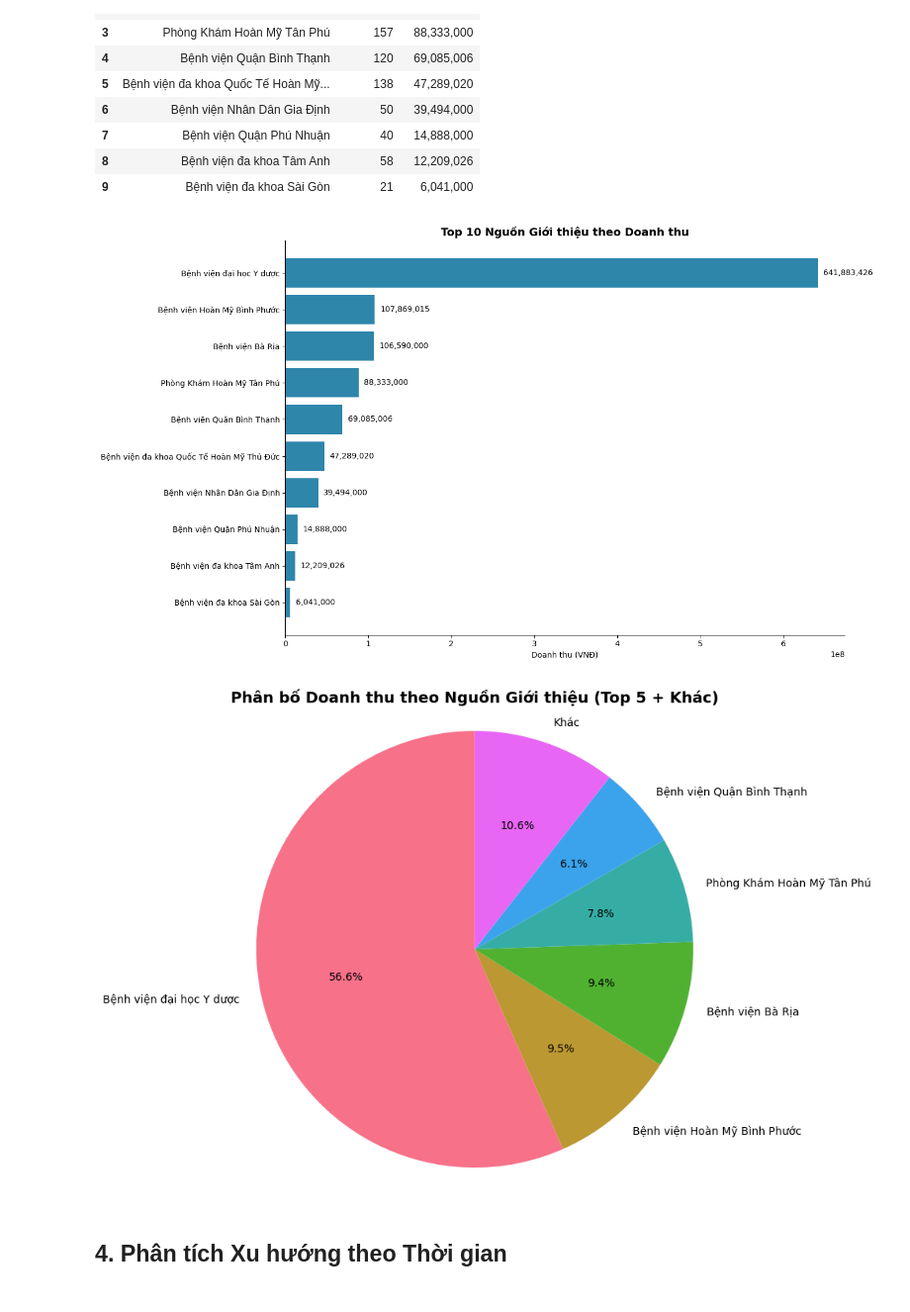
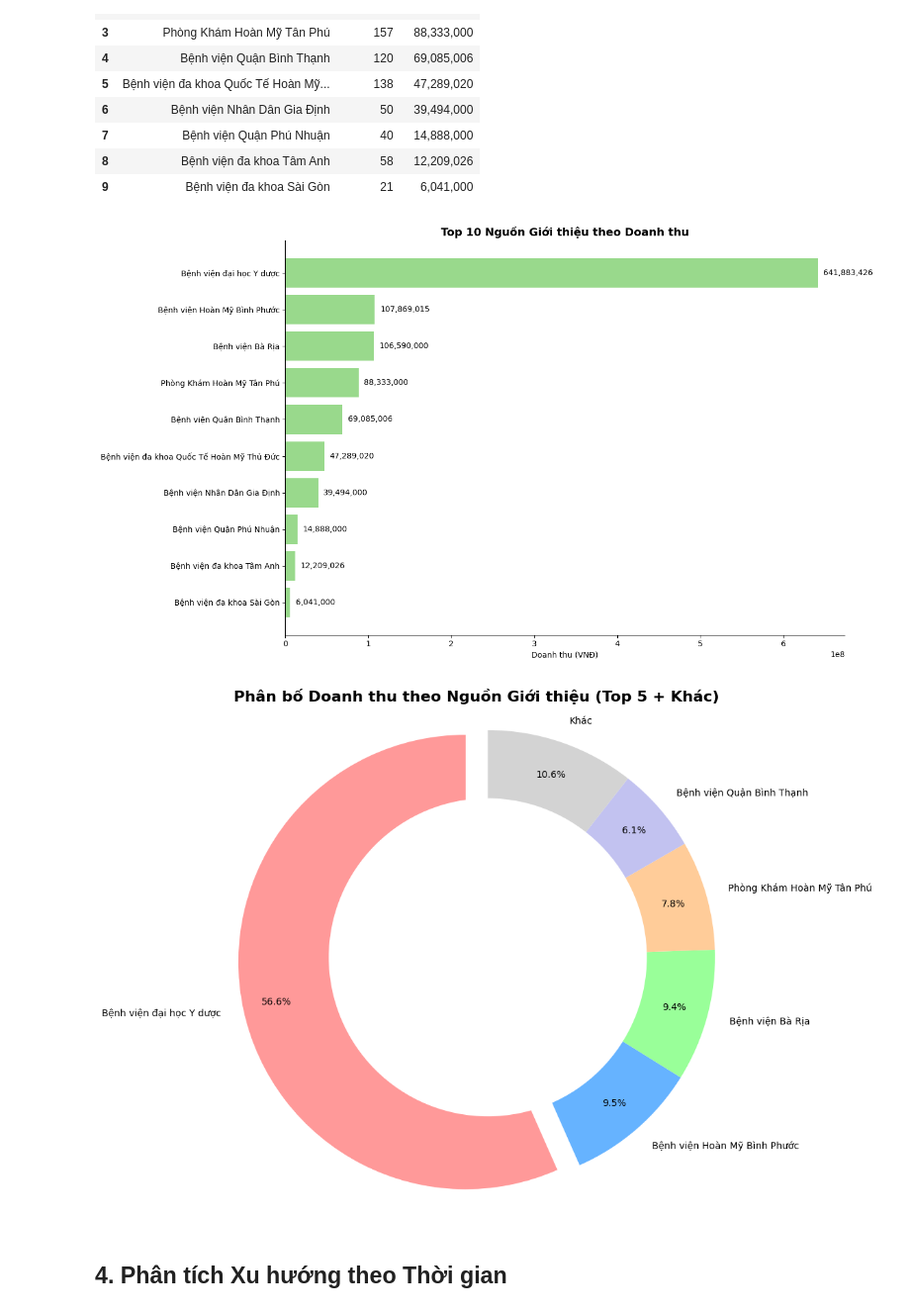
Before and after one commit to nguyendinhquocx/hmsg-doanh-thu-theo-nguon-gioi-thieu, a Jupyter notebook: phan_tich_doanh_thu.ipynb, the cells around one changed output. Shown at 99% size. Drawn from its saved outputs; the diff is of its cells as text; code cells hidden in the pictures.

```diff
--- a/phan_tich_doanh_thu.ipynb
+++ b/phan_tich_doanh_thu.ipynb
@@ -172,8 +172,7 @@ top_10_nguon = doanh_thu_theo_nguon.head(10)
 ax = plt.gca()
 ax.spines['right'].set_visible(False)
 ax.spines['top'].set_visible(False)
-
-plt.barh(range(len(top_10_nguon)), top_10_nguon['doanh thu'], color='#2E86AB')
+plt.barh(range(len(top_10_nguon)), top_10_nguon['doanh thu'], color='#99d98c')
 plt.yticks(range(len(top_10_nguon)), [name[:50] + '...' if len(name) > 50 else name for name in top_10_nguon.index])
 plt.xlabel('Doanh thu (VNĐ)')
 plt.title('Top 10 Nguồn Giới thiệu theo Doanh thu', fontsize=14, fontweight='bold')
@@ -186,24 +185,36 @@ for i, v in enumerate(top_10_nguon['doanh thu']):
 plt.tight_layout()
 plt.show()
 # %% [output]
-[figure, old version]
+[figure, new version]
 # %%
-# Biểu đồ tròn cho Top 5 nguồn giới thiệu
-plt.figure(figsize=(10, 8))
+# Cải thiện Biểu đồ tròn cho Top 5 nguồn giới thiệu
+plt.figure(figsize=(12, 8))
 top_5_nguon = doanh_thu_theo_nguon.head(5)
 others = doanh_thu_theo_nguon.iloc[5:]['doanh thu'].sum()
 
 # Tạo dữ liệu cho biểu đồ tròn
 labels = [name[:30] + '...' if len(name) > 30 else name for name in top_5_nguon.index]
 labels.append('Khác')
 sizes = list(top_5_nguon['doanh thu']) + [others]
+colors = ['#ff9999', '#66b3ff', '#99ff99', '#ffcc99', '#c2c2f0', '#d3d3d3']  # Thêm màu sắc
 
-plt.pie(sizes, labels=labels, autopct='%1.1f%%', startangle=90)
-plt.title('Phân bố Doanh thu theo Nguồn Giới thiệu (Top 5 + Khác)', fontsize=14, fontweight='bold')
+# Explode phần lớn nhất để làm nổi bật
+explode = [0.1 if i == sizes.index(max(sizes)) else 0 for i in range(len(sizes))]
+
+plt.pie(sizes, explode=explode, labels=labels, colors=colors, autopct='%1.1f%%', startangle=90,
+        pctdistance=0.85, labeldistance=1.1)
+
+# Vẽ một vòng tròn trắng ở giữa để tạo hiệu ứng donut
+centre_circle = plt.Circle((0, 0), 0.70, fc='white')
+fig = plt.gcf()
+fig.gca().add_artist(centre_circle)
+
+plt.title('Phân bố Doanh thu theo Nguồn Giới thiệu (Top 5 + Khác)', fontsize=16, fontweight='bold')
 plt.axis('equal')
+plt.tight_layout()  # Điều chỉnh layout để tránh nhãn bị cắt
 plt.show()
 # %% [output]
-[figure, old version]
+[figure, new version]
 # %% [markdown]
 ## 4. Phân tích Xu hướng theo Thời gian
 # %%
```
Also changed, not shown: parts of 2 cells of this notebook, 1 other file.
